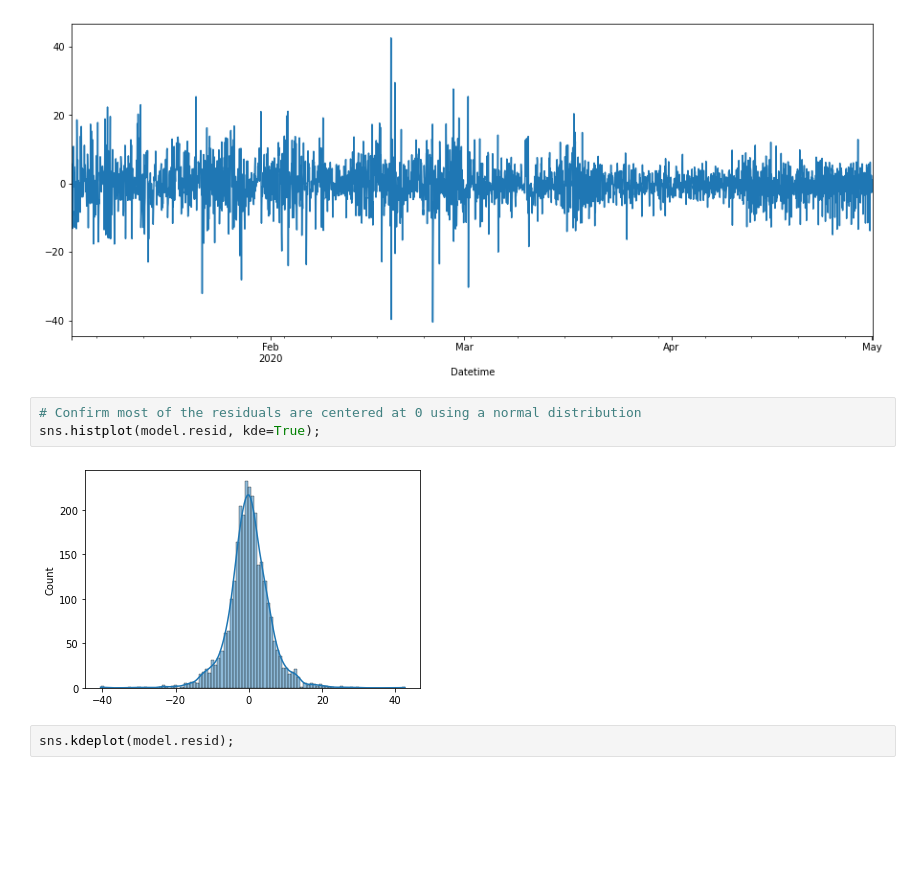
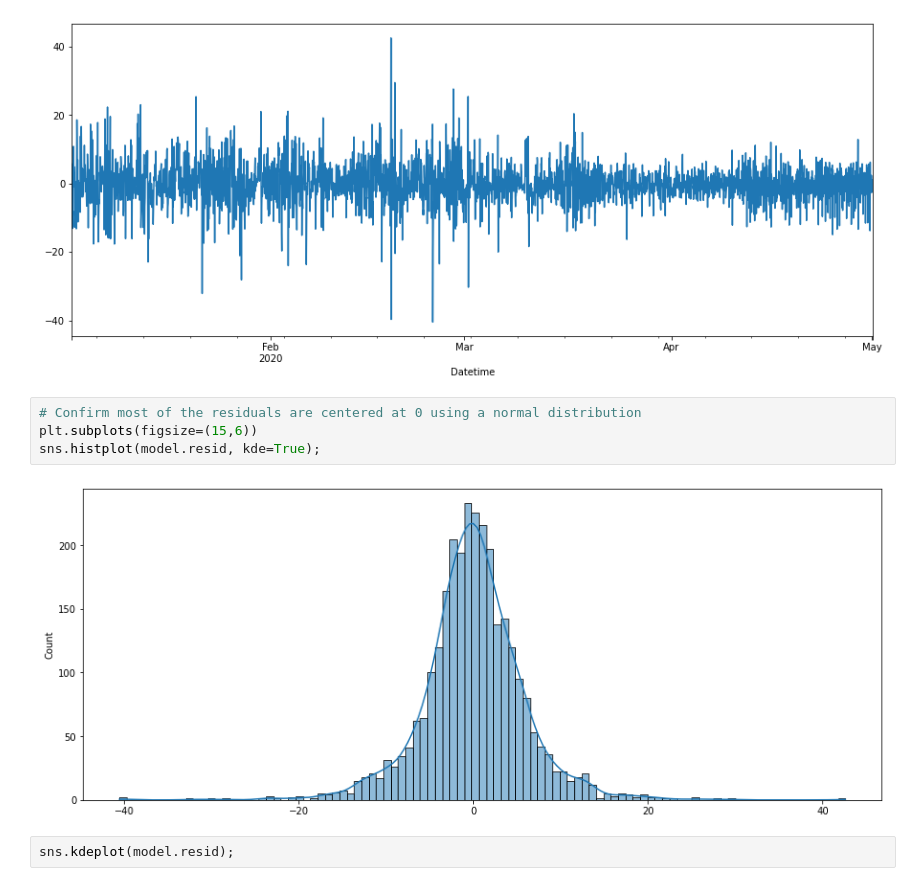
Before and after one commit to Sodiqlef/india-air-quality, a Jupyter notebook: ARmodel.ipynb, the cells around one changed output. Drawn from its saved outputs; the diff is of its cells as text; blank space fills up the shorter version.

```diff
--- a/ARmodel.ipynb
+++ b/ARmodel.ipynb
@@ -155,9 +155,10 @@ model.resid.plot();
 [figure]
 # %%
 # Confirm most of the residuals are centered at 0 using a normal distribution
+plt.subplots(figsize=(15,6))
 sns.histplot(model.resid, kde=True);
 # %% [output]
-[figure, old version]
+[figure, new version]
 # %%
 sns.kdeplot(model.resid);
 # %% [output]
```
Also changed, not shown: 1 other file.
